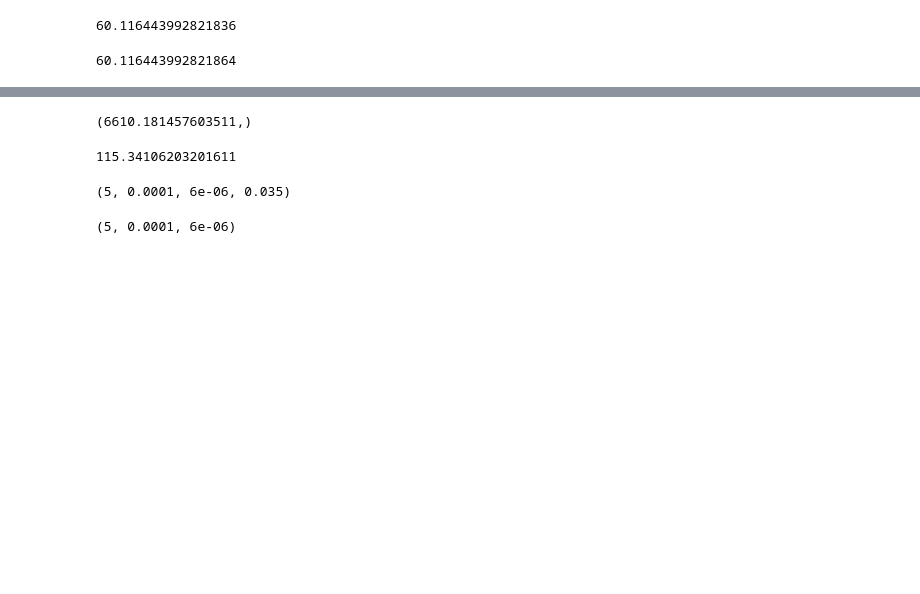
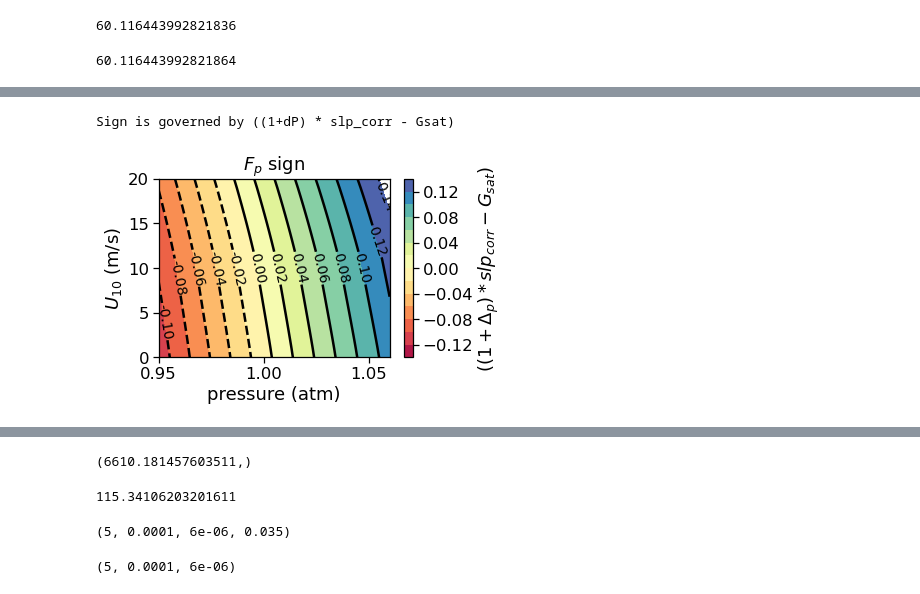
Before and after one commit to boom-lab/gasex-python, a Jupyter notebook: test functions.ipynb, the cells around one changed output, grey strips where cells are left out. Cells and saved outputs as stored; diff of their text form; code cells hidden in the pictures; blank space fills up the shorter version.

Commit message:
make wind speed vs sea level pressure contour plots

```diff
--- a/test functions.ipynb
+++ b/test functions.ipynb
@@ -1832,9 +1826,9 @@ F
 # %% [output]
 60.116443992821836
 # %%
-Fd,Fc,Fp,Deq,Ks,Kt,ScW,Geq = L13(pN2O,u10,SP,pt,slp=slp,gas='N2O',rh=rh,chi_atm=xG,
+Fd,Fc,Fp,Deq,dP,Ks,Kt,ScW,Geq = L13(pN2O,u10,SP,pt,slp=slp,gas='N2O',rh=rh,chi_atm=xG,
                                  air_temperature=pt, calculate_schmidtair=True,
-                                 return_vars = ["Fd","Fc","Fp","Deq","Ks","Kc","ScW","Geq"],
+                                 return_vars = ["Fd","Fc","Fp","Deq","dP","Ks","Kc","ScW","Geq"],
                                  pressure_mode=True)
 F = (Fd+Fc+Fp)*86400*1e6
 F
@@ -1842,0 +2140,21 @@ F
+# %%
+fig, ax = plt.subplots()
+z = pressuretermarray
+zlevs = np.arange(-0.14, 0.14, 0.02)
+contourlevs = np.arange(-0.14, 0.14, 0.02)
+cf = ax.contourf(x_mesh, y_mesh, z, zlevs, cmap = "Spectral")#, vmin=0, vmax = 6)
+CS = ax.contour(x_mesh, y_mesh, z, contourlevs, colors='k')
+
+ax.clabel(CS, fmt = '%.2f', colors = 'k', fontsize=14)
+
+ax.set_title(fr"$F_p$ sign")
+ax.set_xlabel("pressure (atm)")
+ax.set_ylabel("$U_{10}$ (m/s)")
+cbar = fig.colorbar(cf, label = fr"$((1+\Delta_p)*slp_{{corr}}-G_{{sat}})$")
+plt.tight_layout()
+plt.savefig('figures/Fpsigncontour.pdf')
+
+print("Sign is governed by ((1+dP) * slp_corr - Gsat)")
+# %% [output]
+Sign is governed by ((1+dP) * slp_corr - Gsat)
+[figure, added]
```
Also changed, not shown: parts of 9 cells of this notebook, 11 other files.
